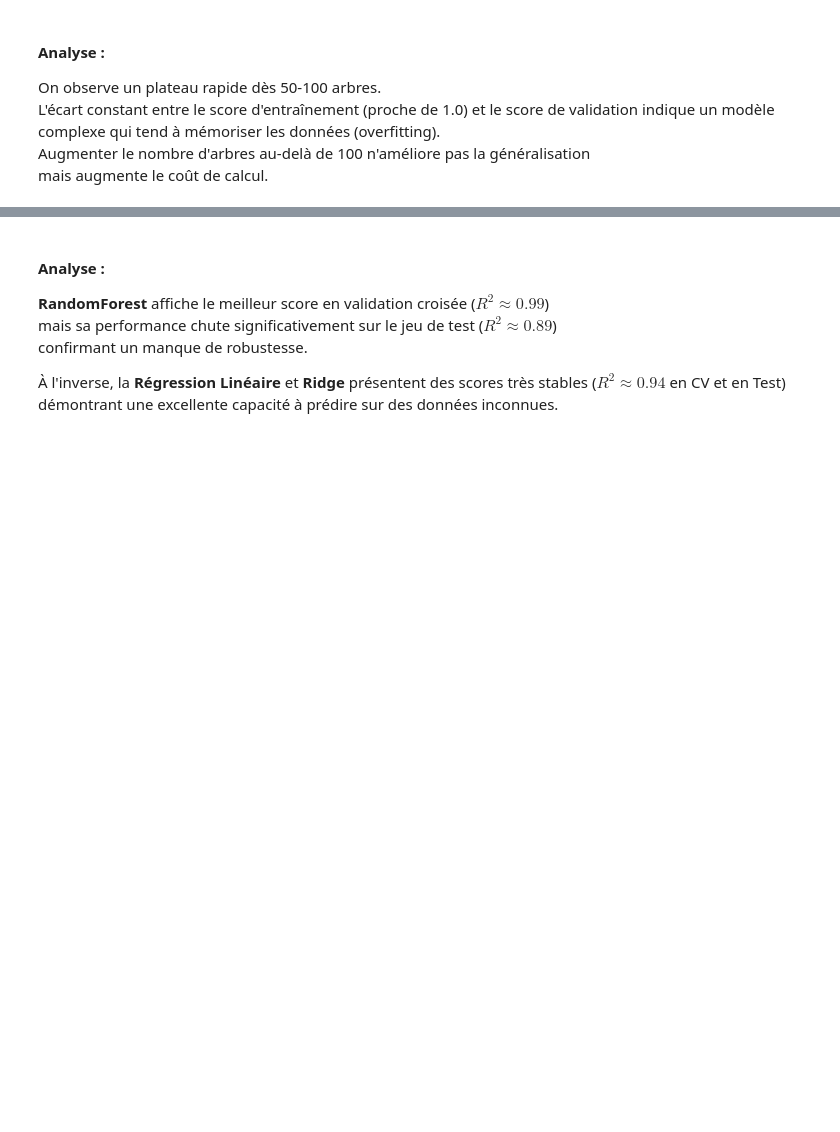
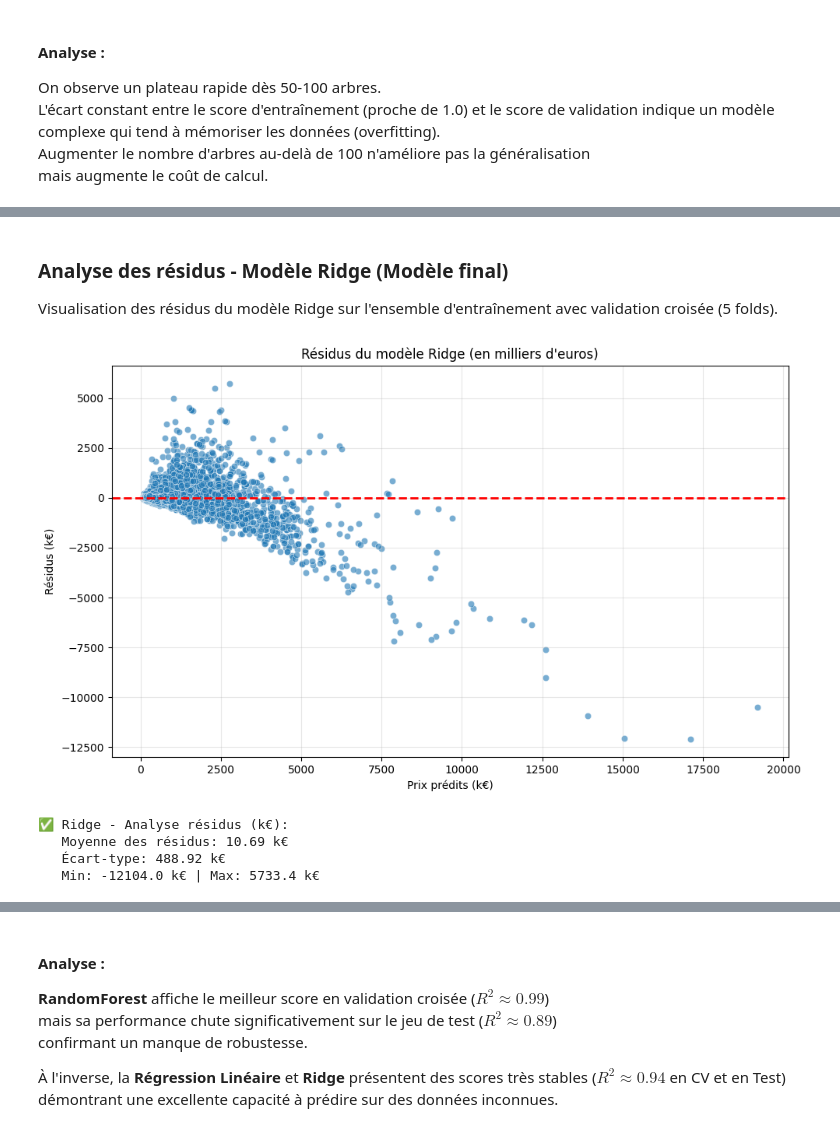
Before and after one commit to bruno-coulet/apartment-hunter, a Jupyter notebook: 3_model.ipynb, the cells around one changed output, grey strips where cells are left out. Cells and saved outputs as stored; diff of their text form; code cells hidden in the pictures; blank space fills up the shorter version.

```diff
--- a/3_model.ipynb
+++ b/3_model.ipynb
@@ -357,0 +471,43 @@ print("="*60)
+# %% [markdown]
+### Analyse des résidus - Modèle Ridge (Modèle final)
+
+Visualisation des résidus du modèle Ridge sur l'ensemble d'entraînement avec validation croisée (5 folds).
+# %%
+"""Analyse des résidus du modèle Ridge en k€ et euros."""
+# Prédictions avec validation croisée (5 folds) sur le modèle Ridge
+y_train_pred_ridge_cv = cross_val_predict(ridge_model, X_train_scaled, y_train, cv=5)
+
+# Conversion en euros et calcul des résidus
+y_train_eur = np.expm1(np.asarray(y_train).flatten())
+y_train_pred_eur_ridge = np.expm1(y_train_pred_ridge_cv.ravel())
+residuals_eur_ridge = y_train_eur - y_train_pred_eur_ridge
+
+# Conversion en milliers d'euros pour le scatterplot
+residuals_k_ridge = residuals_eur_ridge / 1000.0
+preds_k_ridge = y_train_pred_eur_ridge / 1000.0
+
+plt.figure(figsize=(10, 6))
+sns.scatterplot(x=preds_k_ridge, y=residuals_k_ridge, alpha=0.6)
+plt.axhline(y=0, color='r', linestyle='--', linewidth=2)
+plt.title('Résidus du modèle Ridge (en milliers d\'euros)')
+plt.xlabel('Prix prédits (k€)')
+plt.ylabel('Résidus (k€)')
+plt.grid(True, alpha=0.3)
+plt.tight_layout()
+plt.show()
+
+print(f"✅ Ridge - Analyse résidus (k€):")
+print(f"   Moyenne des résidus: {residuals_k_ridge.mean():.2f} k€")
+print(f"   Écart-type: {residuals_k_ridge.std():.2f} k€")
+print(f"   Min: {residuals_k_ridge.min():.1f} k€ | Max: {residuals_k_ridge.max():.1f} k€")
+
+# === Cartouche final ===
+# Auteur : Étudiant alternant IA, Marseille
+# Contexte : Analyse résidus Ridge en k€ pour validation modèle
+# Date : 2026-02-09
+# %% [output]
+[figure, added]
+✅ Ridge - Analyse résidus (k€):
+   Moyenne des résidus: 10.69 k€
+   Écart-type: 488.92 k€
+   Min: -12104.0 k€ | Max: 5733.4 k€
```
Also changed, not shown: parts of 32 cells of this notebook.
